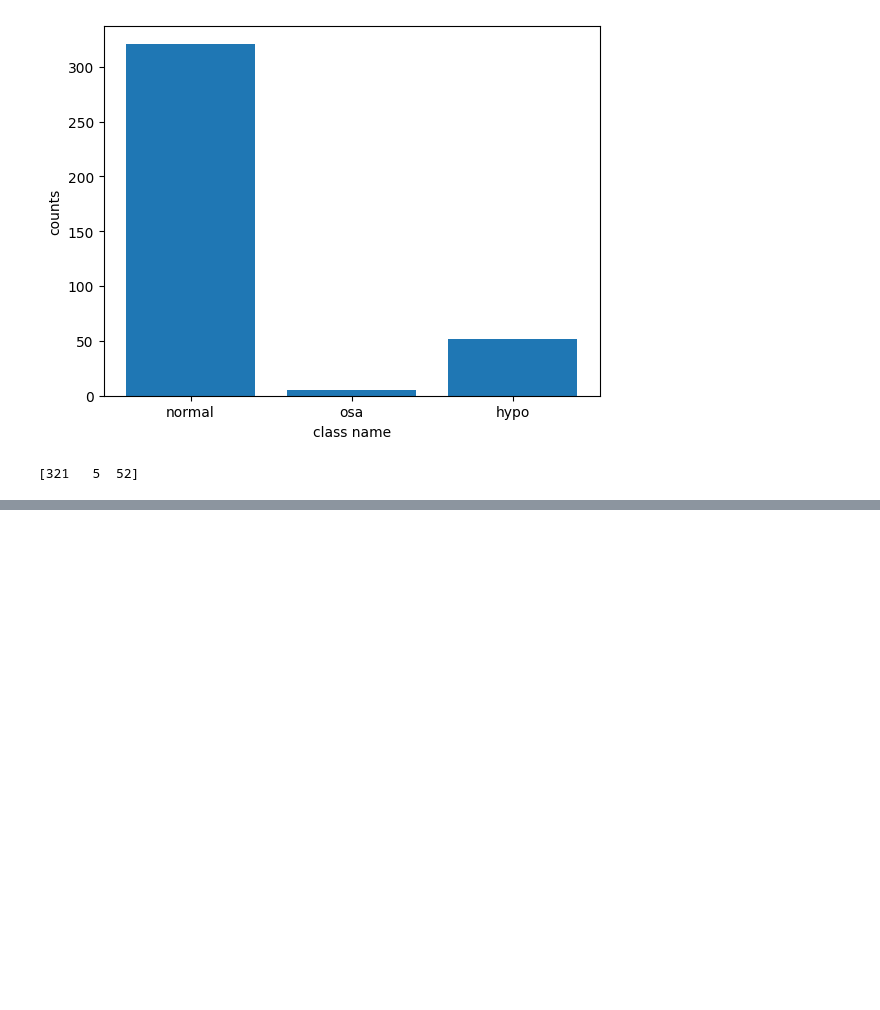
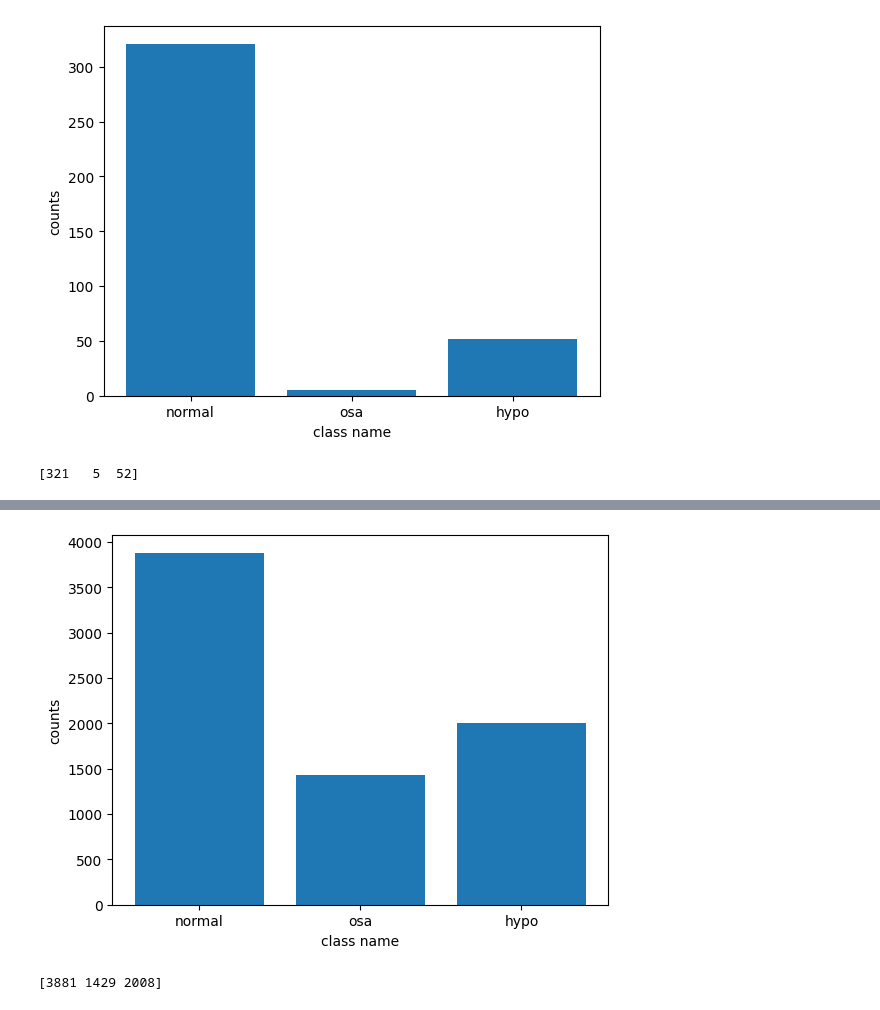
Before and after one commit to michalmetel/Apnea-detection, a Jupyter notebook: code_example.ipynb, the cells around one changed output, grey strips where cells are left out. Drawn from its saved outputs; the diff is of its cells as text; code cells hidden in the pictures; blank space fills up the shorter version.

Commit message:
add new data files and load them in code_example

```diff
--- a/code_example.ipynb
+++ b/code_example.ipynb
@@ -186,0 +189,12 @@ print(counts)
+# %%
+load=OSAData(r"C:\Users\PC\OneDrive\Pulpit\telemedycyna\Apnea-detection\data")
+data=load.load_data()
+# %%
+for i in range(len(data)):
+    data_num=data[i]
+    print(f"Number of file: {i}")
+    for key, value in data_num.items():
+        if key=='record_start':
+            print(f"{key}: {value} \n")
+            break
+        print(f"{key}: {len(data_num[key])} samples")
@@ -186,0 +271,15 @@ print(counts)
+# %%
+X = np.array(signals + normal_signals)
+y = np.array([mapping[label] for label in labels] + [0] * len(normal_signals))
+_,counts=np.unique(y,return_counts=True)
+
+class_names=['normal','osa','hypo']
+
+plt.bar(class_names,counts)
+plt.xlabel('class name')
+plt.ylabel('counts')
+plt.show()
+print(counts)
+# %% [output]
+[figure, added]
+[3881 1429 2008]
```
Also changed, not shown: parts of 3 cells of this notebook, 1 other file.
